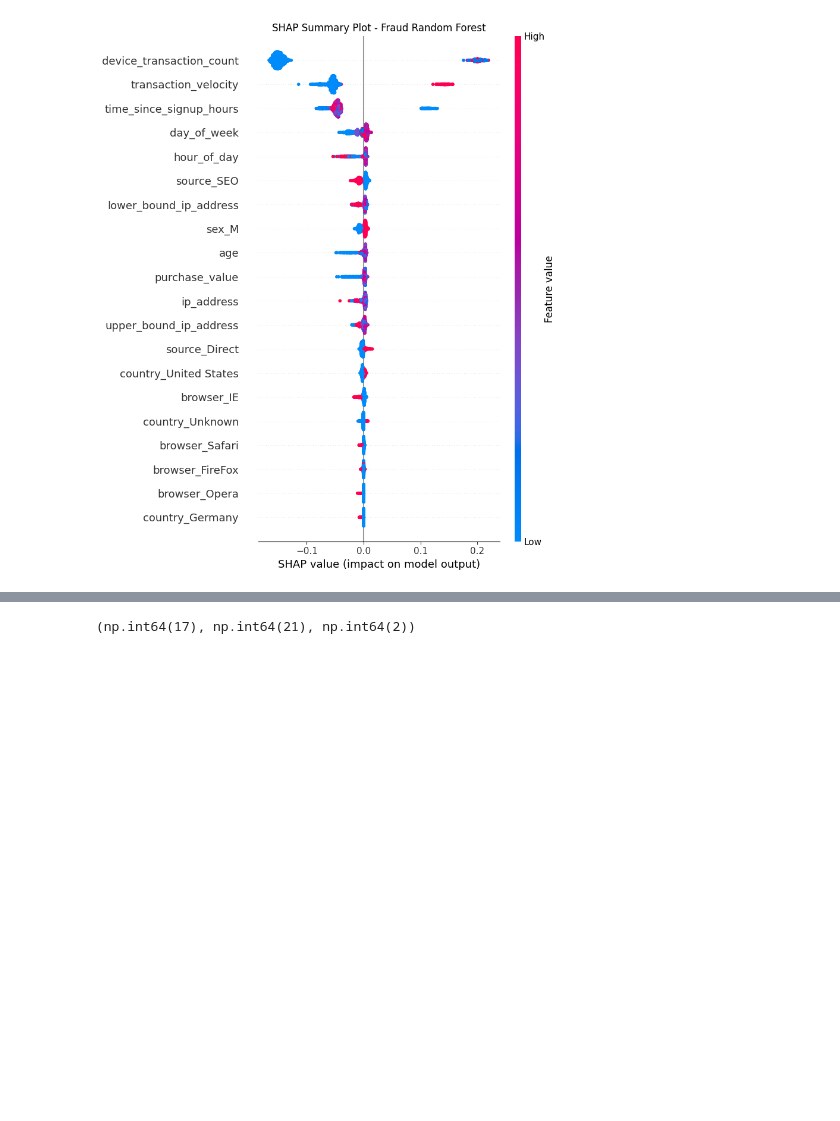
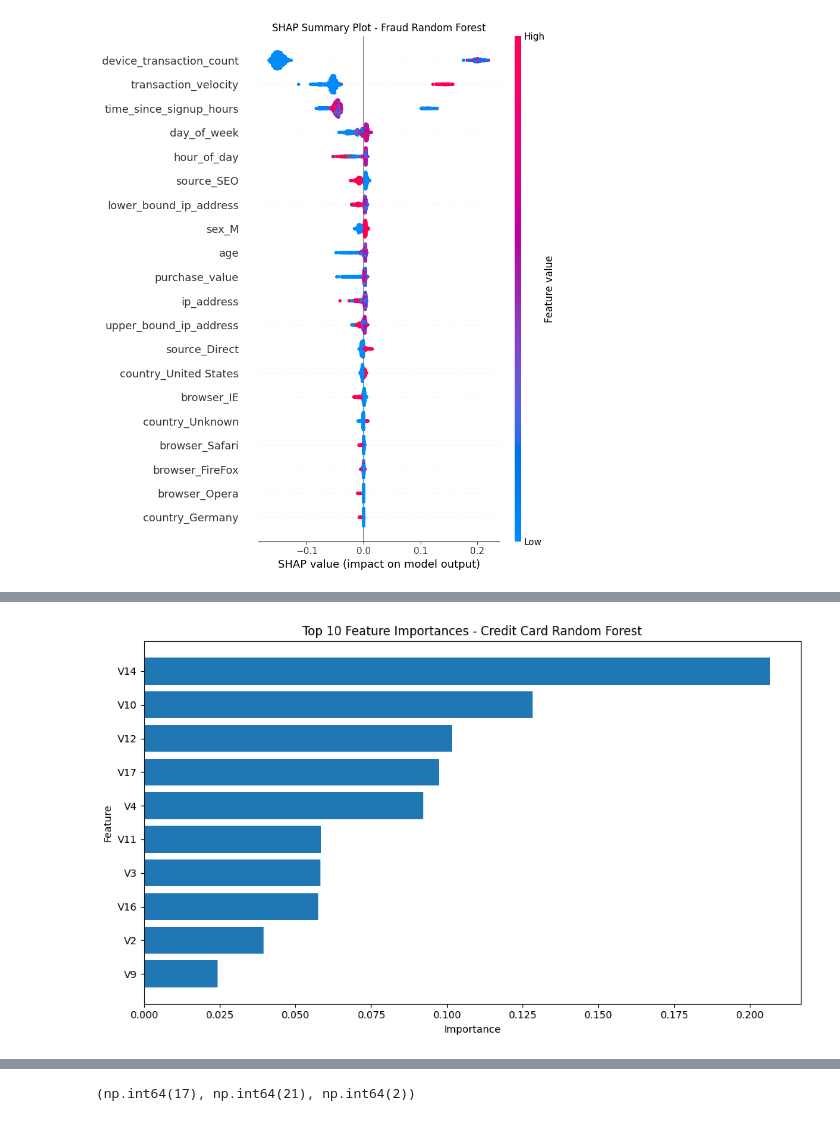
Before and after one commit to Bilen189/fraud-detection, a Jupyter notebook: notebooks/03_shap_explainability.ipynb, the cells around one changed output, grey strips where cells are left out. Cells and saved outputs as stored; diff of their text form; code cells hidden in the pictures; blank space fills up the shorter version.

Commit message:
Improve credit card feature importance interpretation

```diff
--- a/notebooks/03_shap_explainability.ipynb
+++ b/notebooks/03_shap_explainability.ipynb
@@ -126,0 +129,13 @@ Final SHAP class 1 shape: (1000, 199)
+# %%
+credit = load_csv("../data/raw/creditcard.csv")
+credit = remove_duplicates(credit)
+credit = convert_column_to_int(credit, "Class")
+
+X_train_credit, X_test_credit, y_train_credit, y_test_credit = prepare_training_data(
+    credit,
+    target_column="Class"
+)
+
+credit_rf = joblib.load("../models/credit_random_forest.pkl")
+
+credit_feature_names = credit.drop(columns=["Class"]).columns
@@ -126,0 +153,11 @@ Final SHAP class 1 shape: (1000, 199)
+# %%
+credit_importances = credit_rf.feature_importances_
+
+credit_feature_importance_df = pd.DataFrame({
+    "feature": credit_feature_names,
+    "importance": credit_importances
+}).sort_values("importance", ascending=False)
+
+credit_top_10_features = credit_feature_importance_df.head(10)
+
+credit_top_10_features
@@ -126,0 +176,16 @@ Final SHAP class 1 shape: (1000, 199)
+# %%
+plt.figure(figsize=(10, 6))
+plt.barh(
+    credit_top_10_features["feature"],
+    credit_top_10_features["importance"]
+)
+
+plt.xlabel("Importance")
+plt.ylabel("Feature")
+plt.title("Top 10 Feature Importances - Credit Card Random Forest")
+plt.gca().invert_yaxis()
+plt.tight_layout()
+plt.savefig("../reports/credit_top10_feature_importance.png", bbox_inches="tight")
+plt.show()
+# %% [output]
+[figure, added]
```
Also changed, not shown: parts of 10 cells of this notebook, 6 other files.
